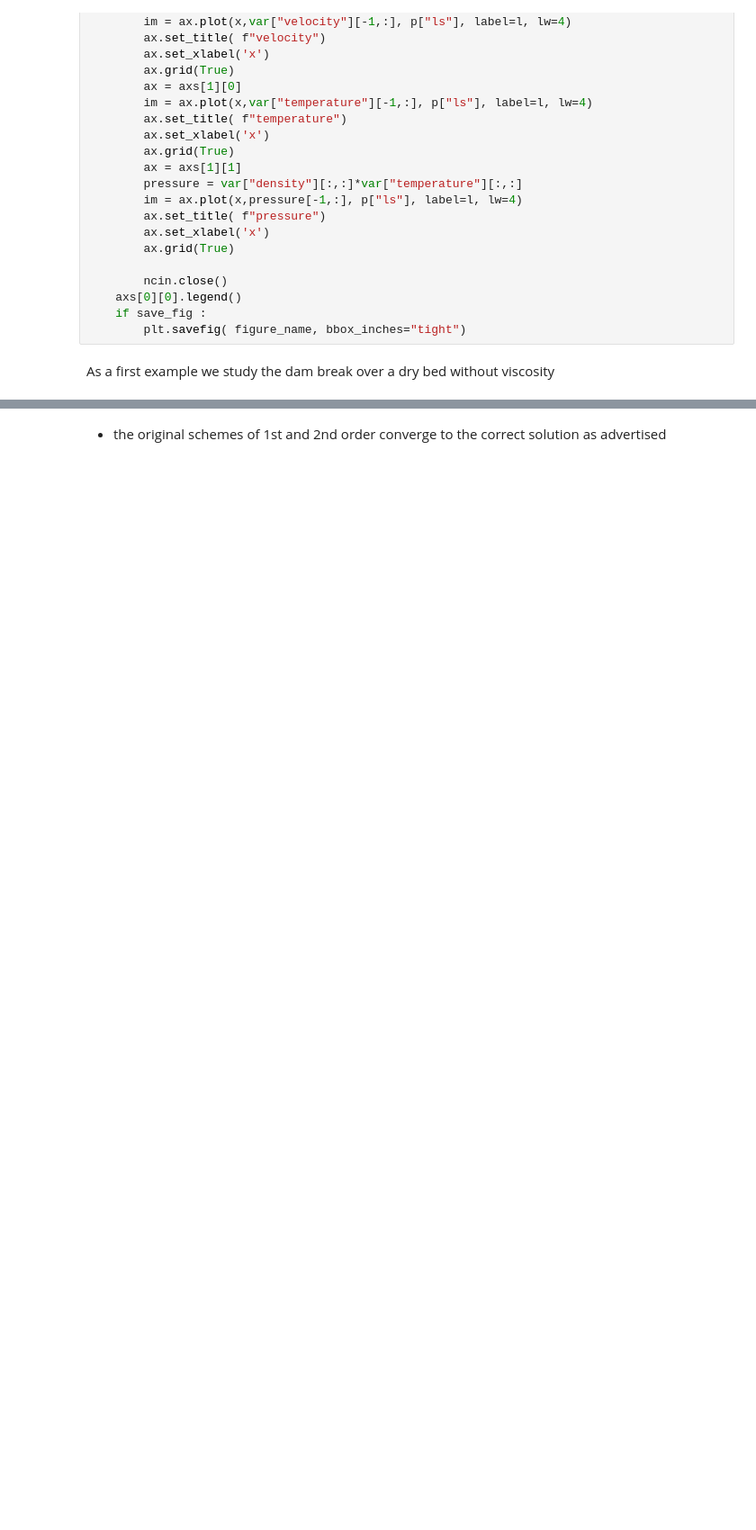
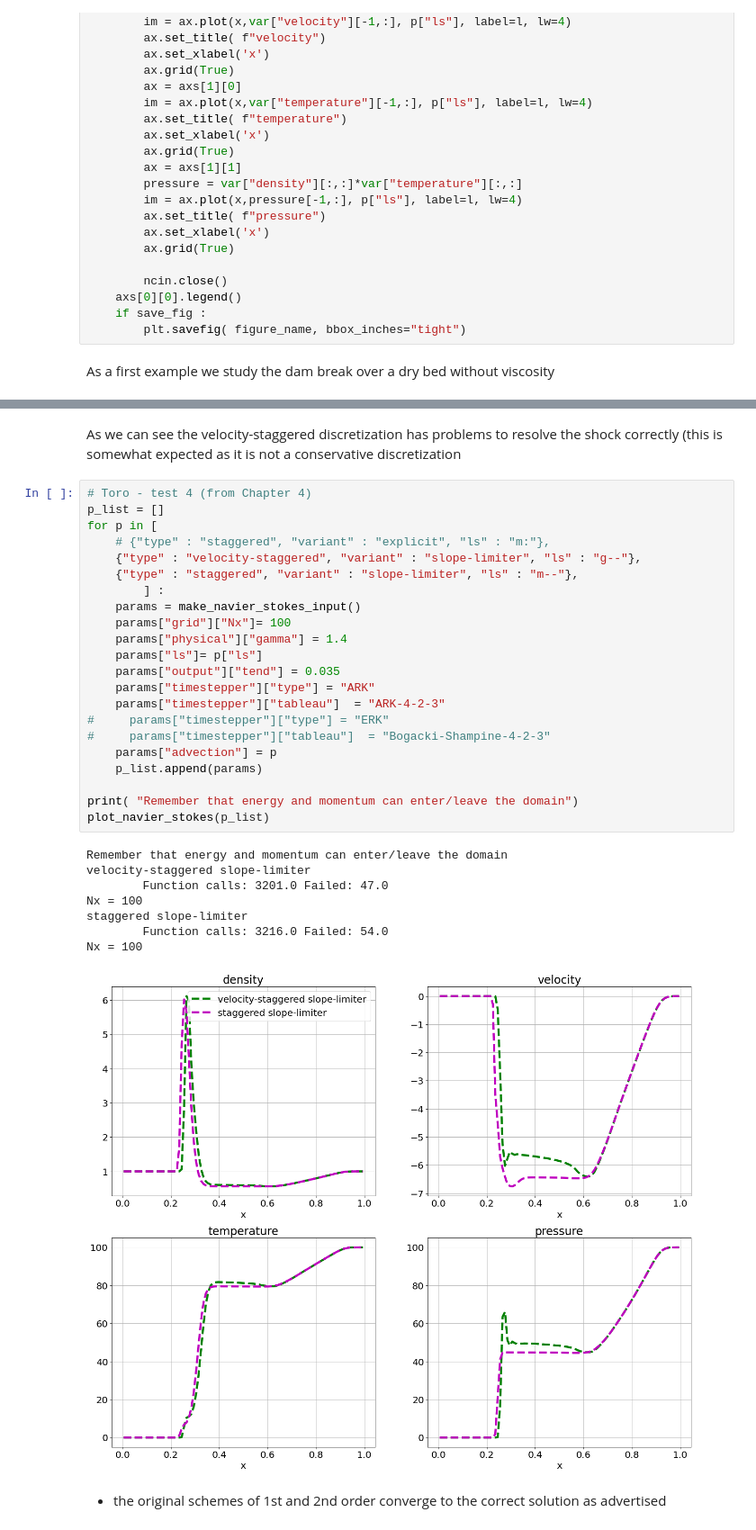
Before and after one commit to mwiesenberger/advection, a Jupyter notebook: temp-navier-stokes.ipynb, the cells around one changed output, grey strips where cells are left out. Shown at 90% size. Cells and saved outputs as stored; diff of their text form; blank space fills up the shorter version.

```diff
--- a/temp-navier-stokes.ipynb
+++ b/temp-navier-stokes.ipynb
@@ -272,3 +294,36 @@ Nx = 1000
+# %% [markdown]
+As we can see the velocity-staggered discretization has problems to resolve the shock correctly (this is somewhat expected as it is not a conservative discretization
+# %%
+# Toro - test 4 (from Chapter 4)
+p_list = []
+for p in [
+    # {"type" : "staggered", "variant" : "explicit", "ls" : "m:"},
+    {"type" : "velocity-staggered", "variant" : "slope-limiter", "ls" : "g--"},
+    {"type" : "staggered", "variant" : "slope-limiter", "ls" : "m--"},
+        ] :
+    params = make_navier_stokes_input()
+    params["grid"]["Nx"]= 100
+    params["physical"]["gamma"] = 1.4
+    params["ls"]= p["ls"]
+    params["output"]["tend"] = 0.035
+    params["timestepper"]["type"] = "ARK"
+    params["timestepper"]["tableau"]  = "ARK-4-2-3"
+#     params["timestepper"]["type"] = "ERK"
+#     params["timestepper"]["tableau"]  = "Bogacki-Shampine-4-2-3"
+    params["advection"] = p
+    p_list.append(params)
+
+print( "Remember that energy and momentum can enter/leave the domain")
+plot_navier_stokes(p_list)
+# %% [output]
+Remember that energy and momentum can enter/leave the domain
+velocity-staggered slope-limiter
+        Function calls: 3201.0 Failed: 47.0
+Nx = 100
+staggered slope-limiter
+        Function calls: 3216.0 Failed: 54.0
+Nx = 100
+[figure, added]
 # %% [markdown]
 - the original schemes of 1st and 2nd order converge to the correct solution as advertised
 # %%
```
Also changed, not shown: parts of 10 cells of this notebook, 5 other files.
